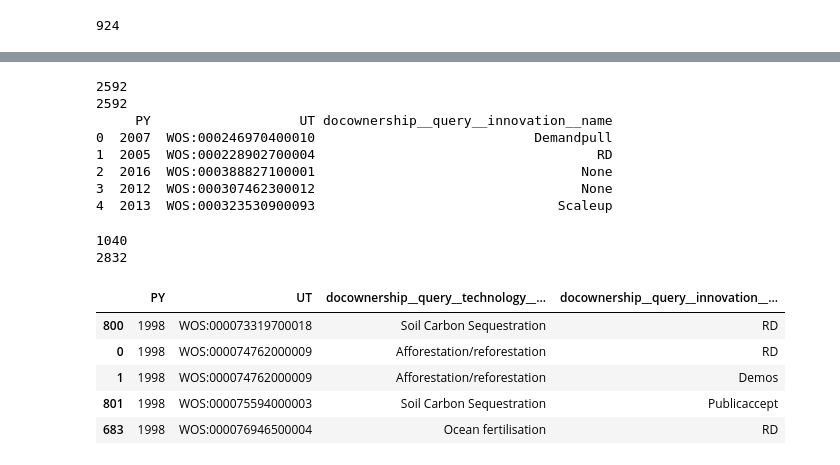
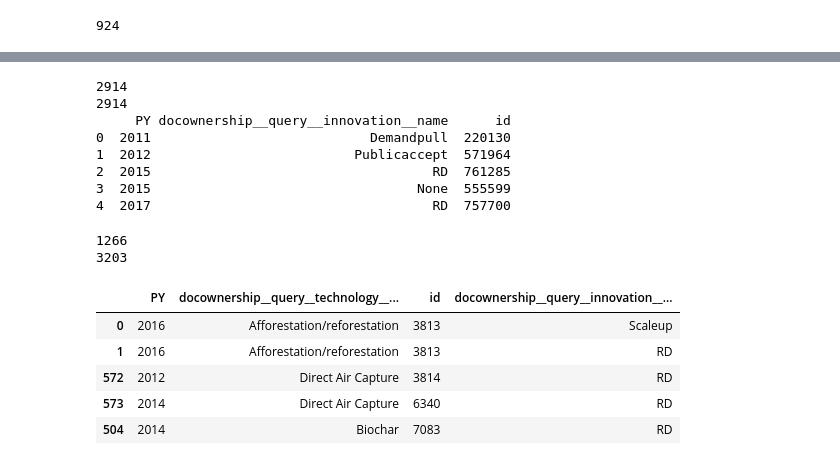
Before and after one commit to mcc-apsis/NETs-review, a Jupyter notebook: NETs_innovation_graphs.ipynb, the cells around one changed output, grey strips where cells are left out. Cells and saved outputs as stored; diff of their text form; code cells hidden in the pictures.

```diff
--- a/NETs_innovation_graphs.ipynb
+++ b/NETs_innovation_graphs.ipynb
@@ -31,15 +82,15 @@ print(len(inrateddocs))
 print(len(trdocs.intersection(inrateddocs)))
 
 alltdocs = pdocs.distinct().filter(
-    UT__in=trdocs
+    id__in=trdocs
 )
 
 allreldocs = pdocs.distinct().filter(
-    UT__in=trdocs.intersection(irdocs)
+    id__in=trdocs.intersection(irdocs)
 )
 
 alliratdocs = pdocs.distinct().filter(
-    UT__in=trdocs.intersection(inrateddocs)
+    id__in=trdocs.intersection(inrateddocs)
 )
 
 print(allreldocs.count())
@@ -364,12 +418,14 @@ for x in groupings:
 # %%
+etechs = ["Ethics & Morals","Geological Storage","Bioenergy","Blue Carbon"]
+
 tdocs = allreldocs.filter(
     docownership__relevant=1,
     docownership__query__technology__name__isnull=False,
 ).exclude(
-    docownership__query__technology__name="Ethics & Morals"
+    docownership__query__technology__name__in=etechs
 ).values(
     'docownership__query__technology__name',
-    'UT',
+    'id',
     'PY'
 )
 techdocs = pd.DataFrame.from_dict(list(tdocs))
@@ -378,7 +434,7 @@ idocs = allreldocs.filter(
     docownership__relevant=5
 ).values(
     'docownership__query__innovation__name',
-    'UT',
+    'id',
     'PY'
 )
 indocs = pd.DataFrame.from_dict(list(idocs))
@@ -387,7 +443,7 @@ irdocs = alliratdocs.filter(
 
 ).values(
     'docownership__query__innovation__name',
-    'UT',
+    'id',
     'PY'
 )
 irdocs = pd.DataFrame.from_dict(list(irdocs))
@@ -400,35 +456,35 @@ print(len(irdocs.drop_duplicates()))
 
 print(irdocs.head())
 # %% [output]
-2592
-2592
-     PY                   UT docownership__query__innovation__name
-0  2007  WOS:000246970400010                            Demandpull
-1  2005  WOS:000228902700004                                    RD
-2  2016  WOS:000388827100001                                  None
-3  2012  WOS:000307462300012                                  None
-4  2013  WOS:000323530900093                               Scaleup
+2914
+2914
+     PY docownership__query__innovation__name      id
+0  2011                            Demandpull  220130
+1  2012                          Publicaccept  571964
+2  2015                                    RD  761285
+3  2015                                  None  555599
+4  2017                                    RD  757700
 # %%
 alldocs = techdocs.merge(indocs,how="outer")
 allrateddocs = techdocs.merge(irdocs, how="outer")
 
 print(len(alldocs))
 
 print(len(allrateddocs))
 
 
 
 
-alldocs.sort_values('UT').head()
+alldocs.sort_values('id').head()
 # %% [output]
-1040
-2832
+1266
+3203
-|  | PY | UT | docownership__query__technology__... | docownership__query__innovation__... |
-| 800 | 1998 | WOS:000073319700018 | Soil Carbon Sequestration | RD |
-| 0 | 1998 | WOS:000074762000009 | Afforestation/reforestation | RD |
-| 1 | 1998 | WOS:000074762000009 | Afforestation/reforestation | Demos |
-| 801 | 1998 | WOS:000075594000003 | Soil Carbon Sequestration | Publicaccept |
-| 683 | 1998 | WOS:000076946500004 | Ocean fertilisation | RD |
+|  | PY | docownership__query__technology__... | id | docownership__query__innovation__... |
+| 0 | 2016 | Afforestation/reforestation | 3813 | Scaleup |
+| 1 | 2016 | Afforestation/reforestation | 3813 | RD |
+| 572 | 2012 | Direct Air Capture | 3814 | RD |
+| 573 | 2014 | Direct Air Capture | 6340 | RD |
+| 504 | 2014 | Biochar | 7083 | RD |
 # %%
 allrateddocs.head()
 # %% [output]
```
Also changed, not shown: parts of 21 cells of this notebook, 7 other files.
